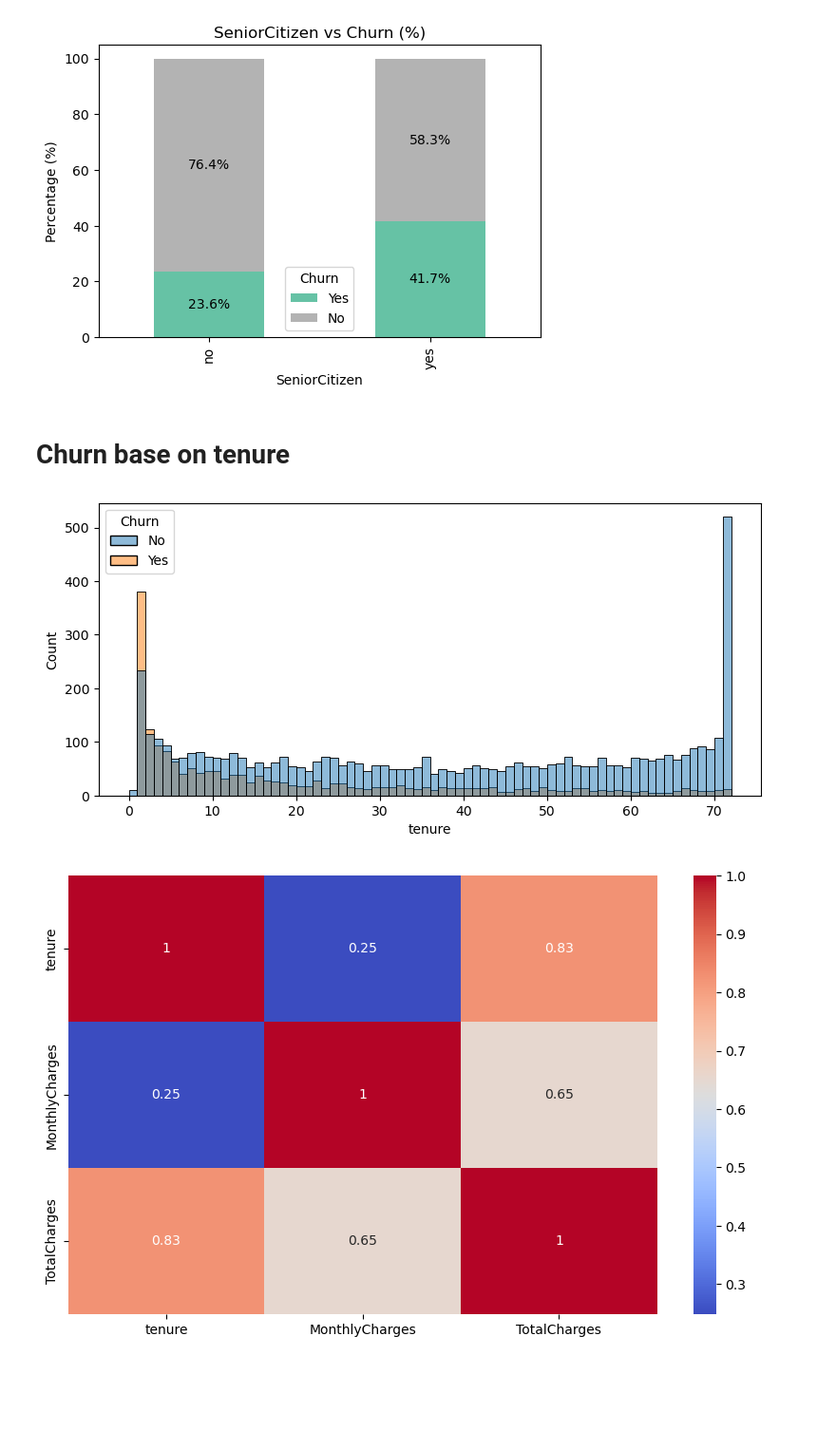
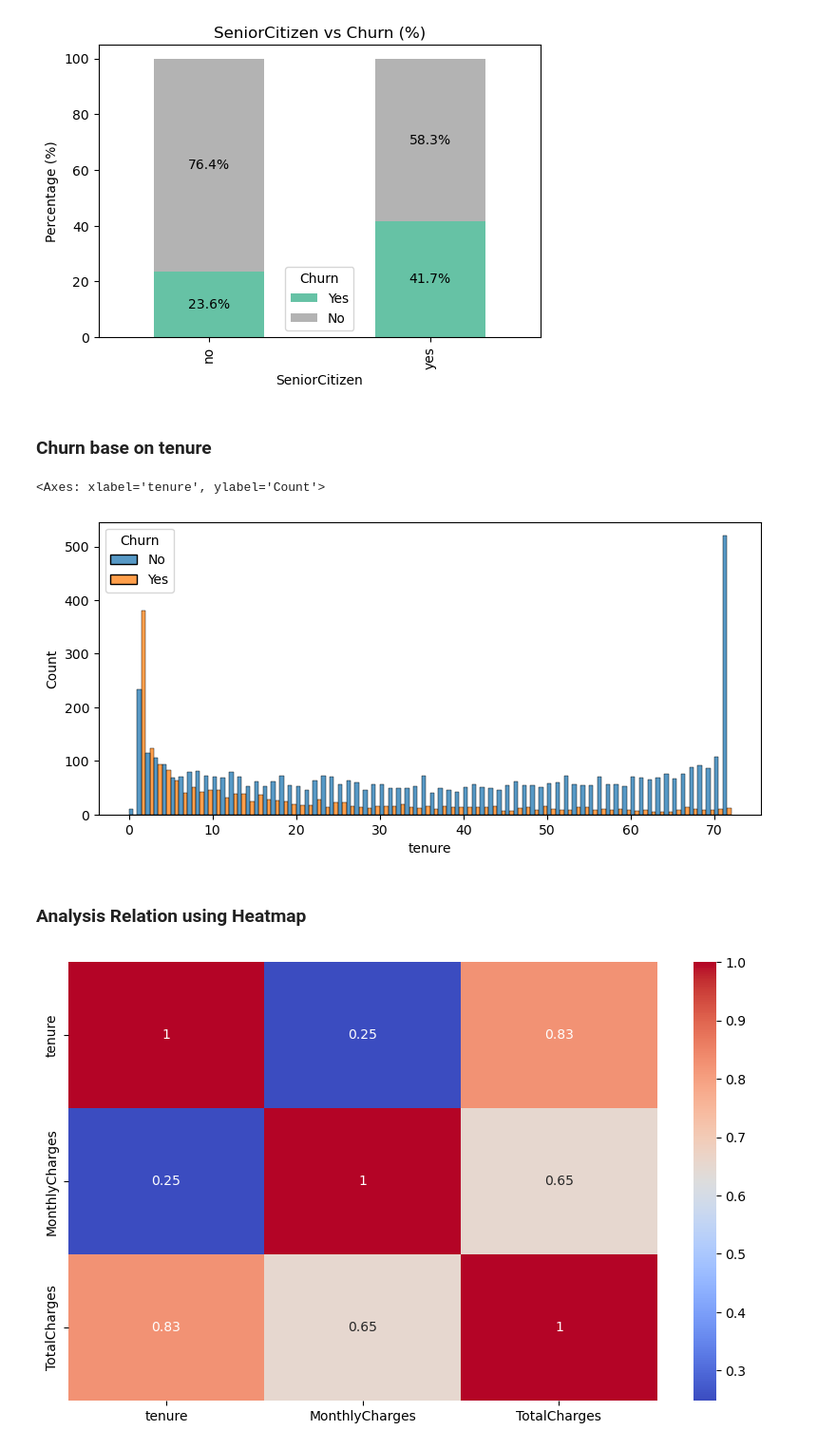
Before and after one commit to Sudip0Shrestha/customer-churn-eda, a Jupyter notebook: EDA-customer_churn/EDA for customer churn.ipynb, the cells around one changed output. Shown at 95% size. Saved outputs shown, nothing was run; the diff lists cells and outputs as text; code cells hidden in the pictures; blank space fills up the shorter version.

Commit message:
More analysis

```diff
--- a/EDA-customer_churn/EDA for customer churn.ipynb
+++ b/EDA-customer_churn/EDA for customer churn.ipynb
@@ -194,13 +225,24 @@ plt.show()
 # %% [output]
 [figure]
 # %% [markdown]
-# Churn base on tenure
+### Churn base on tenure
 # %%
 plt.figure(figsize = (9,4))
-sns.histplot(x = "tenure", data = df, bins = 72, hue = 'Churn')
-plt.show()
+# sns.histplot(x = "tenure", data = df, bins = 72, hue = 'Churn')
+# plt.show()
+
+sns.histplot(
+    x="tenure",
+    data=df,
+    bins=72,
+    hue="Churn",
+    multiple="dodge"
+)
 # %% [output]
+<Axes: xlabel='tenure', ylabel='Count'>
-[figure, old version]
+[figure, new version]
+# %% [markdown]
+### Analysis Relation using Heatmap
 # %%
 corr = df.corr(numeric_only=True)
 plt.figure(figsize=(10,6))
```
Also changed, not shown: parts of 11 cells of this notebook.
